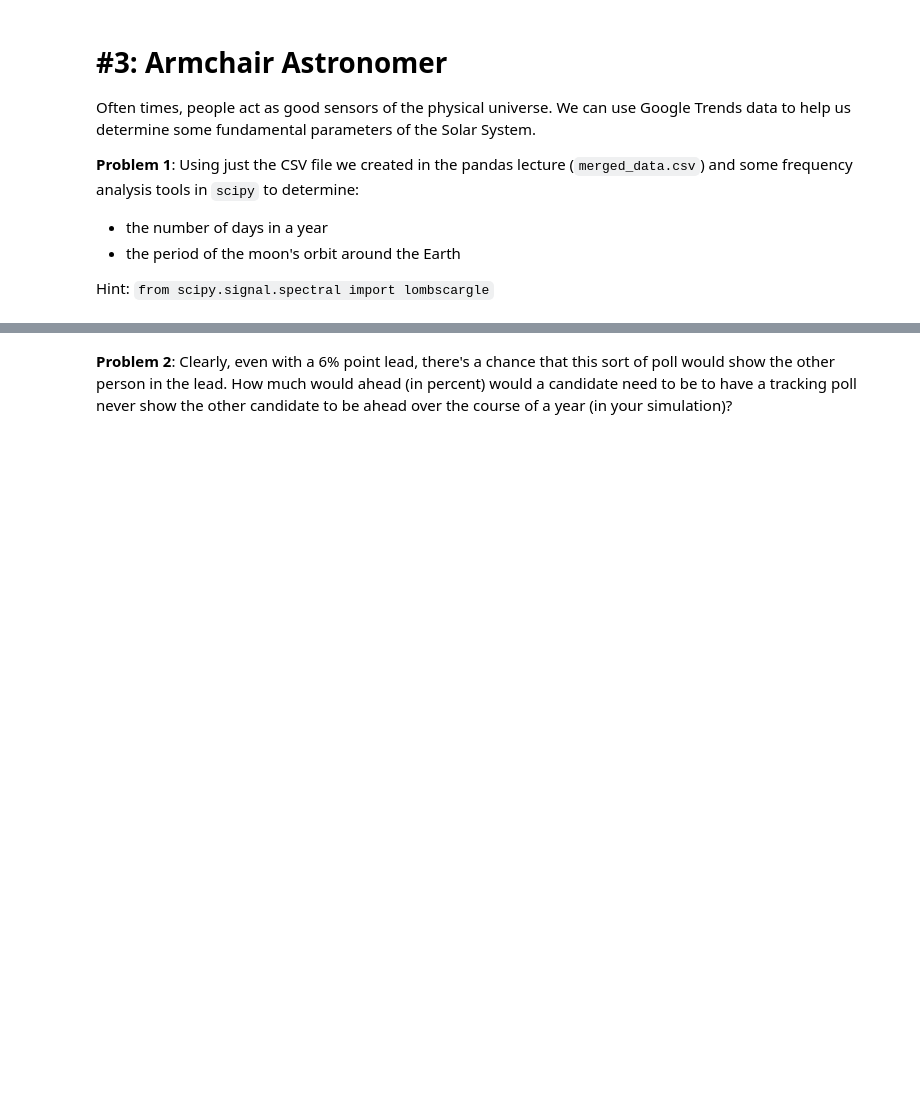
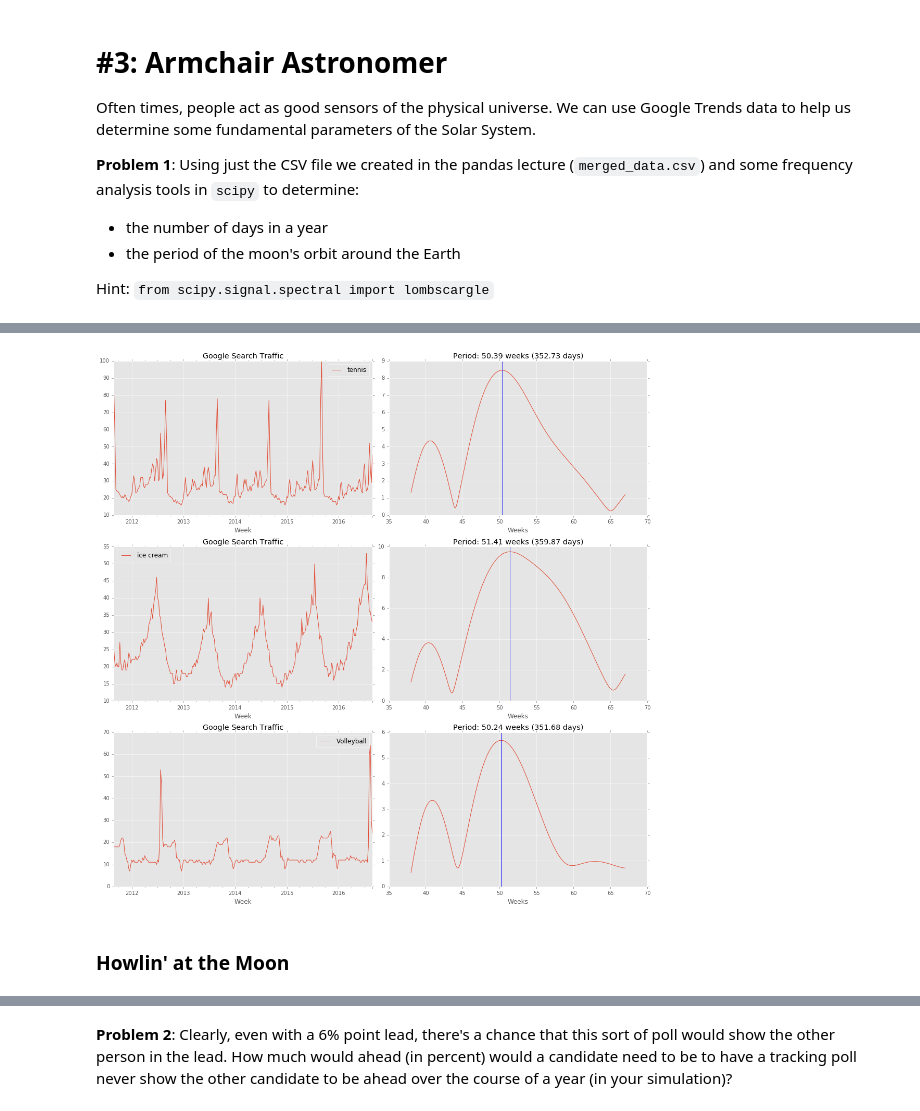
Before and after one commit to danlurie/py4sci_homework, a Jupyter notebook: hw_1/hw_1_assignment.ipynb, the cells around one changed output, grey strips where cells are left out. Saved outputs shown, nothing was run; the diff lists cells and outputs as text; code cells hidden in the pictures; blank space fills up the shorter version.

```diff
--- a/hw_1/hw_1_assignment.ipynb
+++ b/hw_1/hw_1_assignment.ipynb
@@ -336,0 +339,46 @@ Hint: `from scipy.signal.spectral import lombscargle`
+# %%
+# Get data (we're going to average over our three most annually periodic search trends)
+diy_time = np.array(ngram_data.index.values).astype('float64')
+diy_tennis = np.array(ngram_data['tennis'].values).astype('float64')
+diy_ice = np.array(ngram_data['ice cream'].values).astype('float64')
+diy_volley = np.array(ngram_data['Volleyball'].values).astype('float64')
+# %%
+# Get Tennis period
+tennis_pgram = lombscargle(diy_time, diy_tennis, diy_angular_freqs)
+tennis_pgram_norm = np.sqrt(4*(tennis_pgram/diy_time.shape[0]))
+tennis_period = diy_periods[np.argmax(tennis_pgram_norm)]
+
+# Get Ice Cream period
+ice_pgram = lombscargle(diy_time, diy_ice, diy_angular_freqs)
+ice_pgram_norm = np.sqrt(4*(ice_pgram/diy_time.shape[0]))
+ice_period = diy_periods[np.argmax(ice_pgram_norm)]
+
+# Get Volley Ball period
+volley_pgram = lombscargle(diy_time, diy_volley, diy_angular_freqs)
+volley_pgram_norm = np.sqrt(4*(volley_pgram/diy_time.shape[0]))
+volley_period = diy_periods[np.argmax(volley_pgram_norm)]
+# %%
+f, ((ax1, ax2), (ax3, ax4), (ax5, ax6)) = plt.subplots(3, 2, figsize=(15,15))
+# Tennis
+ngram_data.plot('Week', 'tennis', ax=ax1, title='Google Search Traffic')
+ax2.plot(diy_periods, tennis_pgram_norm)
+ax2.axvline(tennis_period)
+ax2.set_xlabel('Weeks')
+ax2.set_title('Period: {0} weeks ({1} days)'.format(np.around(tennis_period, 2), np.around(tennis_period, 2)*7))
+# Ice Cream
+ngram_data.plot('Week', 'ice cream', ax=ax3, title='Google Search Traffic')
+ax4.plot(diy_periods, ice_pgram_norm)
+ax4.axvline(ice_period)
+ax4.set_xlabel('Weeks')
+ax4.set_title('Period: {0} weeks ({1} days)'.format(np.around(ice_period, 2), np.around(ice_period, 2)*7))
+# Volley Ball
+ngram_data.plot('Week', 'Volleyball', ax=ax5, title='Google Search Traffic')
+ax6.plot(diy_periods, volley_pgram_norm)
+ax6.axvline(volley_period)
+ax6.set_xlabel('Weeks')
+ax6.set_title('Period: {0} weeks ({1} days)'.format(np.around(volley_period, 2), np.around(volley_period, 2)*7))
+plt.tight_layout()
+# %% [output]
+[figure, added]
+# %% [markdown]
+### Howlin' at the Moon
```
Also changed, not shown: parts of 18 cells of this notebook.
